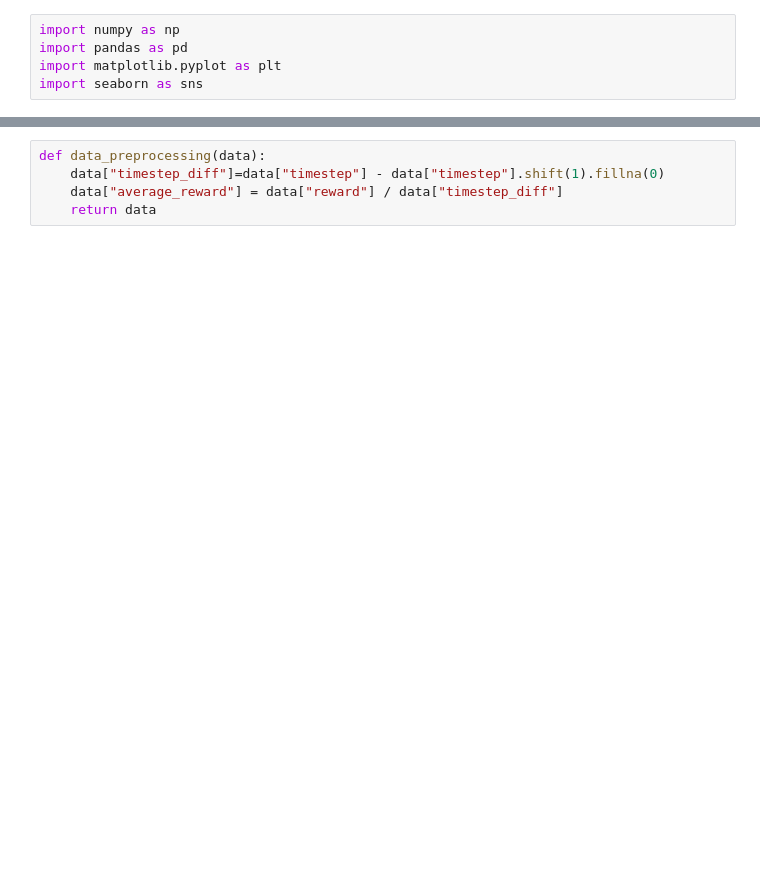
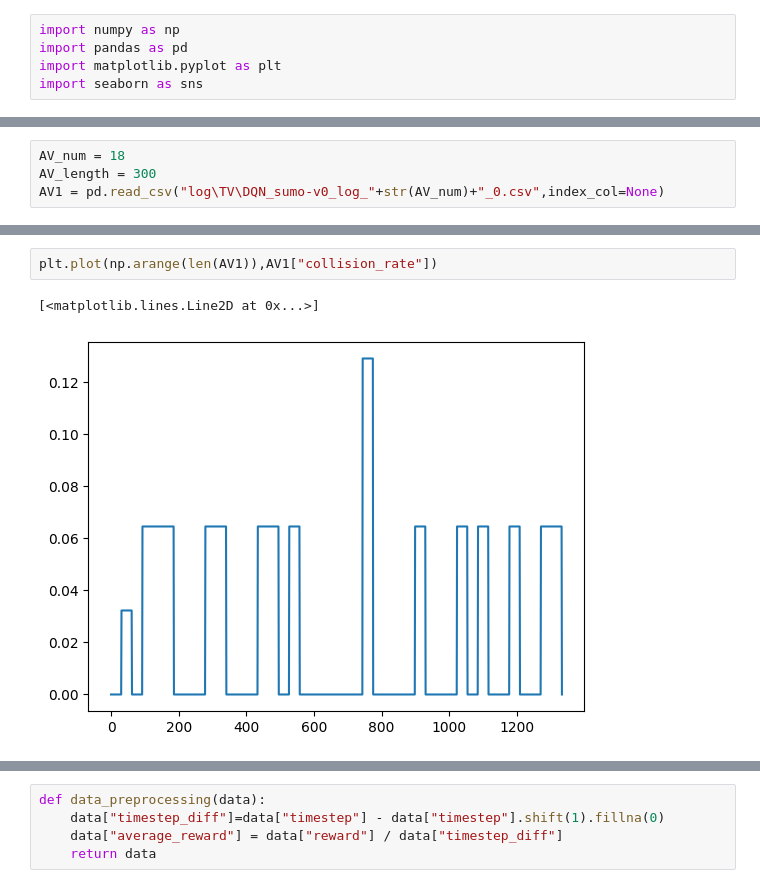
Before and after one commit to MoMingQimio/GABA, a Jupyter notebook: plot.ipynb, the cells around one changed output, grey strips where cells are left out. Cells and saved outputs as stored; diff of their text form; blank space fills up the shorter version.

```diff
--- a/plot.ipynb
+++ b/plot.ipynb
@@ -5,0 +10,4 @@ import seaborn as sns
+# %%
+AV_num = 18
+AV_length = 300
+AV1 = pd.read_csv("log\TV\DQN_sumo-v0_log_"+str(AV_num)+"_0.csv",index_col=None)
@@ -5,0 +48,5 @@ import seaborn as sns
+# %%
+plt.plot(np.arange(len(AV1)),AV1["collision_rate"])
+# %% [output]
+[<matplotlib.lines.Line2D at 0x...>]
+[figure, added]
```
Also changed, not shown: parts of 35 cells of this notebook, 9 other files.
